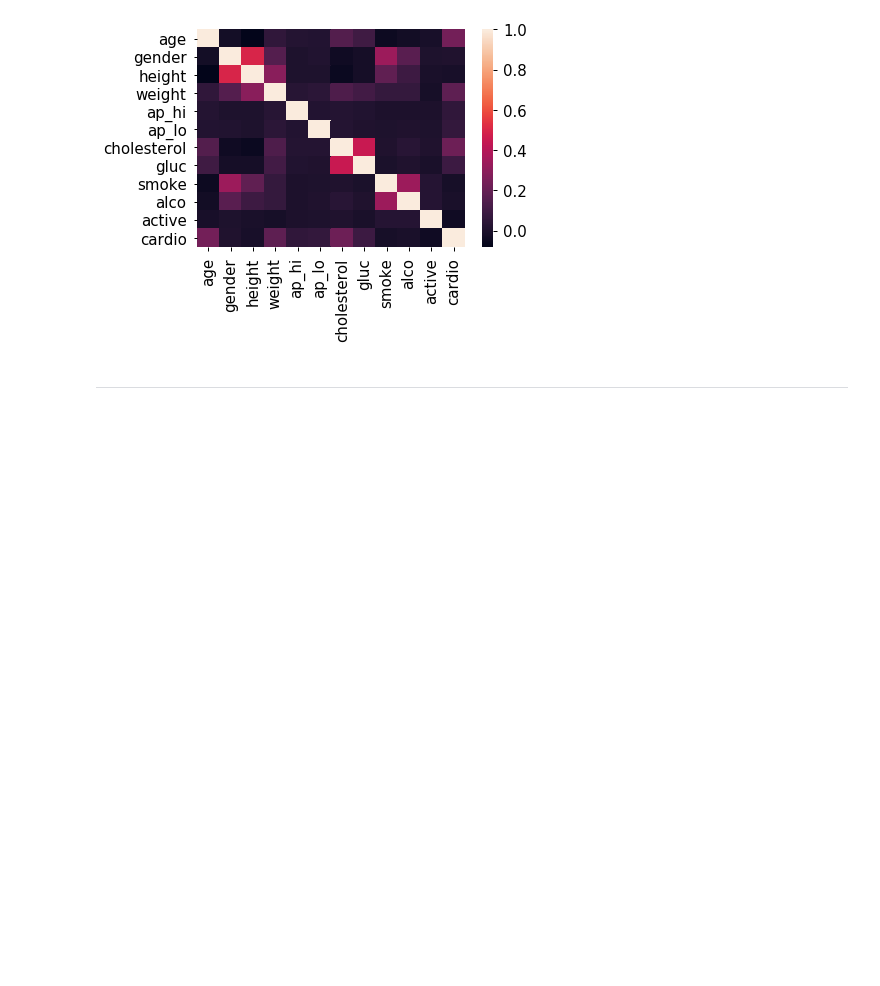
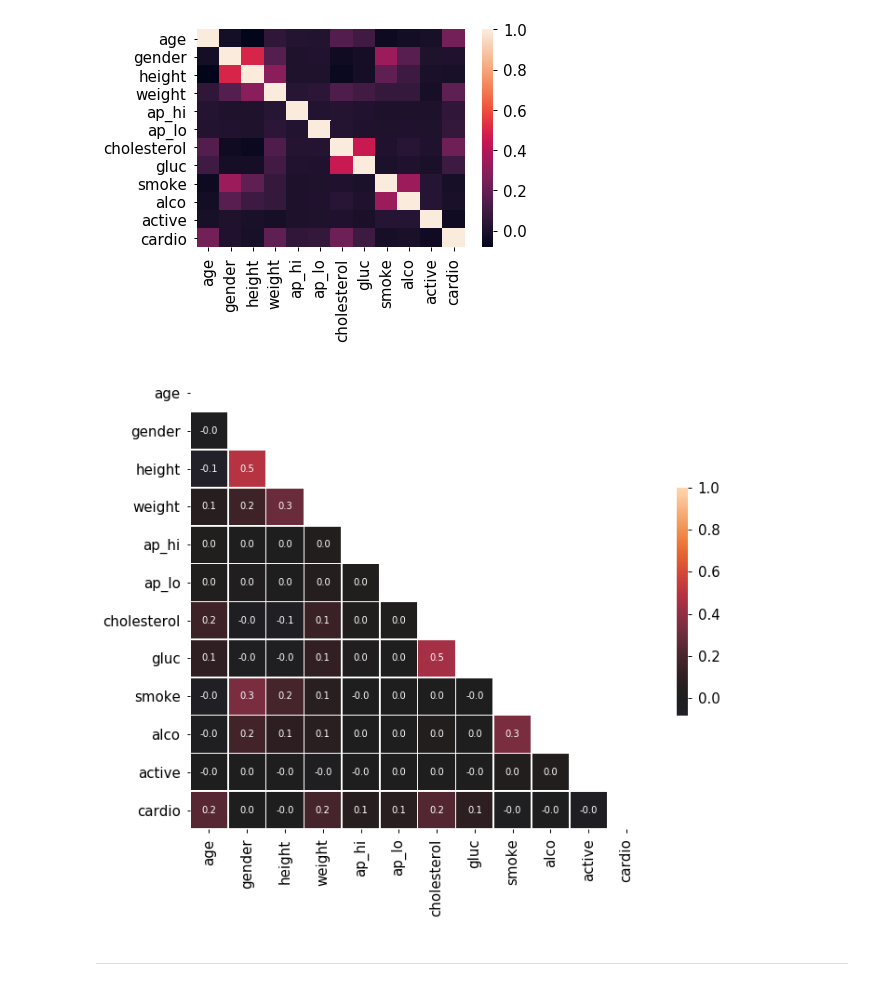
Before and after one commit to ivan-magda/mlcourse_open_homeworks, a Jupyter notebook: hw2_session3_visual_data_analysis.ipynb, the cells around one changed output. Drawn from its saved outputs; the diff is of its cells as text; code cells hidden in the pictures; blank space fills up the shorter version.

```diff
--- a/hw2_session3_visual_data_analysis.ipynb
+++ b/hw2_session3_visual_data_analysis.ipynb
@@ -69,6 +69,9 @@ sns.set_context(
         "axes.titlesize" : 18
     }
 )
+
+# константа для задания размеров графиков
+FIGSIZE_TUPLE = (12, 9)
 # %% [markdown]
 ---
 # %% [markdown]
@@ -245,6 +248,20 @@ cardio
 sns.heatmap(train.corr());
 # %% [output]
 [figure]
+# %%
+# Вычисляем матрицу корреляций
+corr = train.corr(method='pearson')
+
+# Генерируем маску для отсечения верхней диагонали матрицы
+mask = np.zeros_like(corr, dtype=np.bool)
+mask[np.triu_indices_from(mask)] = True
+
+f, ax = plt.subplots(figsize=FIGSIZE_TUPLE)
+
+sns.heatmap(corr, mask=mask, vmax=1, center=0, annot=True, fmt='.1f',
+            square=True, linewidths=.5, cbar_kws={"shrink": .5});
+# %% [output]
+[figure, added]
 # %% [markdown]
 ---
 # %% [markdown]
```
Also changed, not shown: parts of 9 cells of this notebook.
